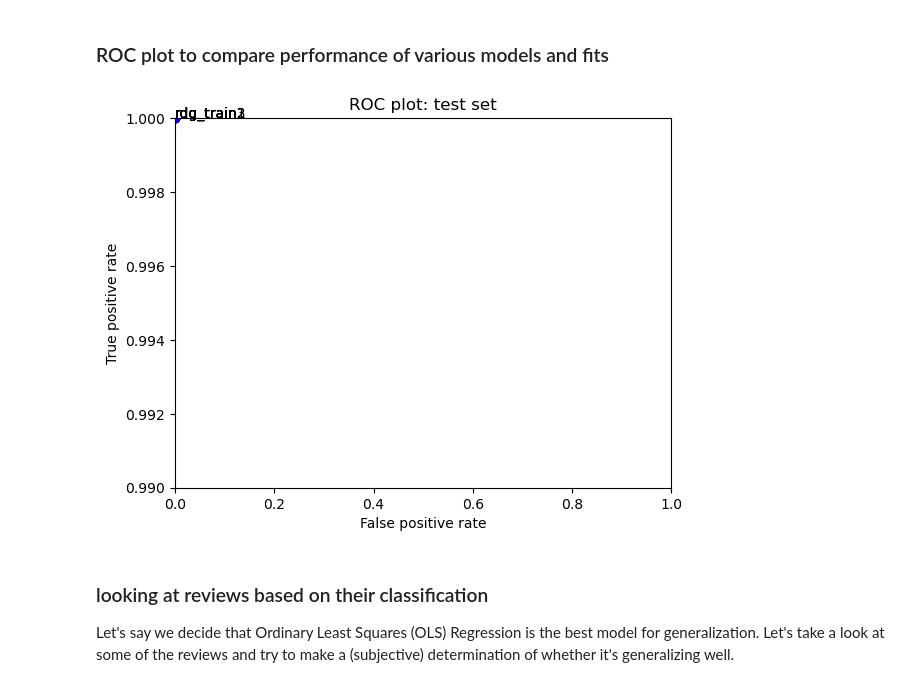
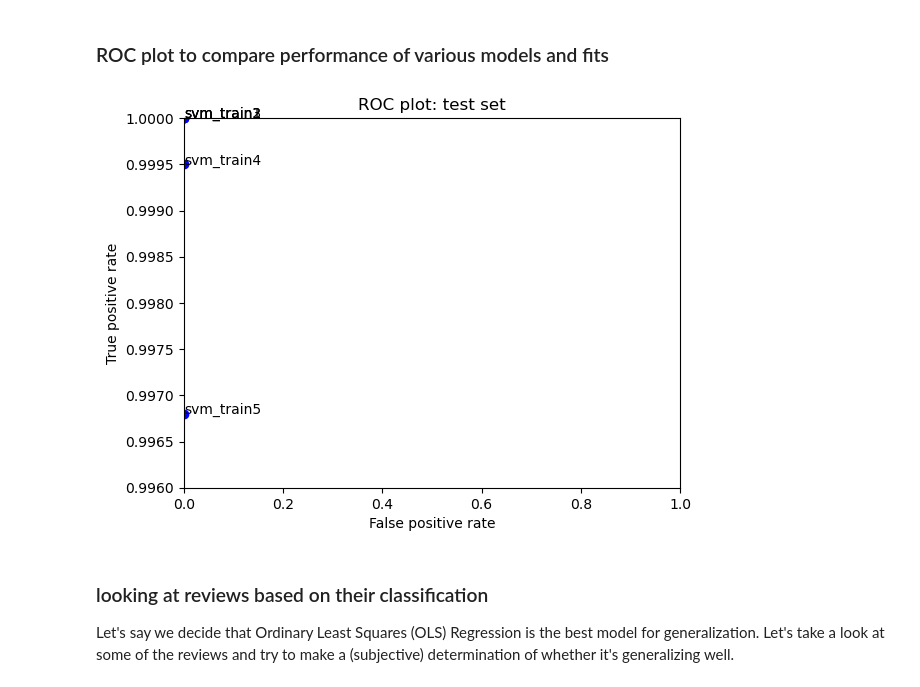
Before and after one commit to hphamdesign/machine-learning, a Jupyter notebook: moviereviews_first_full_iteration.ipynb, the cells around one changed output. Drawn from its saved outputs; the diff is of its cells as text; code cells hidden in the pictures.

```diff
--- a/moviereviews_first_full_iteration.ipynb
+++ b/moviereviews_first_full_iteration.ipynb
@@ -180,0 +191,8 @@ print(svm_performance_train.performance_measures)
+# %%
+from sklearn import linear_model
+svm2 = linear_model.SGDClassifier(alpha=0.5)
+svm2.fit(X_train, y_train)
+
+svm_performance_train2 = BinaryClassificationPerformance(svm2.predict(X_train), y_train, 'svm_train2')
+svm_performance_train2.compute_measures()
+print(svm_performance_train2.performance_measures)
@@ -180,0 +201,8 @@ print(svm_performance_train.performance_measures)
+# %%
+from sklearn import linear_model
+svm3 = linear_model.SGDClassifier(alpha=1)
+svm3.fit(X_train, y_train)
+
+svm_performance_train3 = BinaryClassificationPerformance(svm3.predict(X_train), y_train, 'svm_train3')
+svm_performance_train3.compute_measures()
+print(svm_performance_train3.performance_measures)
@@ -180,0 +211,8 @@ print(svm_performance_train.performance_measures)
+# %%
+from sklearn import linear_model
+svm4 = linear_model.SGDClassifier(alpha=45)
+svm4.fit(X_train, y_train)
+
+svm_performance_train4 = BinaryClassificationPerformance(svm4.predict(X_train), y_train, 'svm_train4')
+svm_performance_train4.compute_measures()
+print(svm_performance_train4.performance_measures)
@@ -180,0 +221,8 @@ print(svm_performance_train.performance_measures)
+# %%
+from sklearn import linear_model
+svm5 = linear_model.SGDClassifier(alpha=120)
+svm5.fit(X_train, y_train)
+5
+svm_performance_train5 = BinaryClassificationPerformance(svm5.predict(X_train), y_train, 'svm_train5')
+svm_performance_train5.compute_measures()
+print(svm_performance_train5.performance_measures)
@@ -281,20 +291,20 @@ print(rdf_performance_train.performance_measures)
 # %% [markdown]
 ### ROC plot to compare performance of various models and fits
 # %%
-fits = [rdg_performance_train,rdg_performance_train1,rdg_performance_train2,rdg_performance_train3,rdg_performance_train]
+fits = [svm_performance_train1,svm_performance_train2,svm_performance_train3,svm_performance_train4,svm_performance_train5]
 
 for fit in fits:
     plt.plot(fit.performance_measures['FP'] / fit.performance_measures['Neg'],
              fit.performance_measures['TP'] / fit.performance_measures['Pos'], 'bo')
     plt.text(fit.performance_measures['FP'] / fit.performance_measures['Neg'],
              fit.performance_measures['TP'] / fit.performance_measures['Pos'], fit.desc)
-plt.axis([0, 1, 0.99, 1])
+plt.axis([0, 1, 0.996, 1])
 plt.title('ROC plot: test set')
 plt.xlabel('False positive rate')
 plt.ylabel('True positive rate')
 plt.show()
 # %% [output]
-[figure, old version]
+[figure, new version]
 # %% [markdown]
 ### looking at reviews based on their classification
 
```
Also changed, not shown: parts of 27 cells of this notebook.
